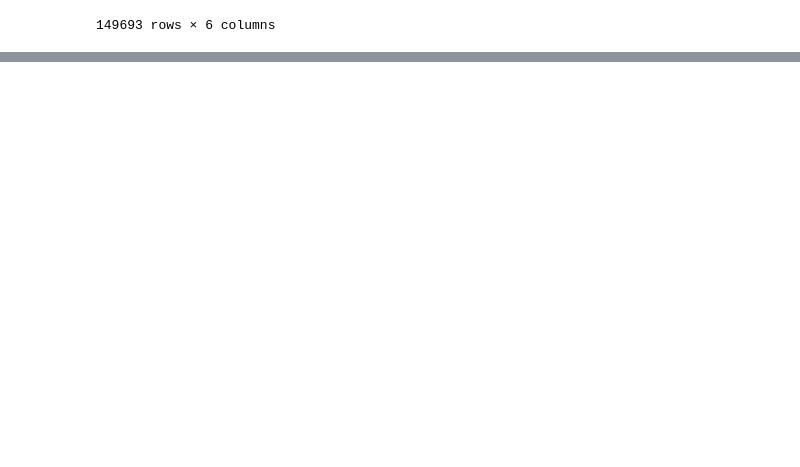
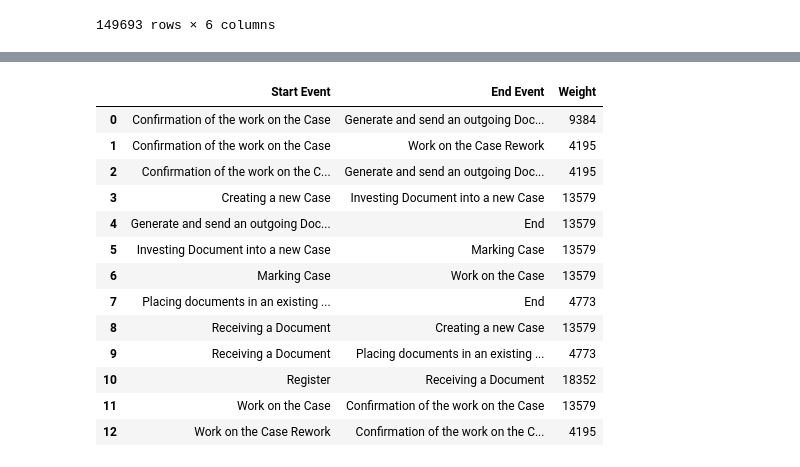
Before and after one commit to nkwachiabel/Document-Processing-Process-Mining, a Jupyter notebook: Document Processing Analysis Process Mining Approach.ipynb, the cells around one changed output, grey strips where cells are left out. Cells and saved outputs as stored; diff of their text form; code cells hidden in the pictures; blank space fills up the shorter version.

```diff
--- a/Document Processing Analysis Process Mining Approach.ipynb
+++ b/Document Processing Analysis Process Mining Approach.ipynb
@@ -614,0 +755,32 @@ ZA
+# %%
+# Activity flow per activity
+process_flow_new = sortnew_new[['Case', 'Start Event','End Event']]
+process_flow_new = process_flow_new.groupby(['Start Event','End Event']).size()
+process_flow_new = process_flow_new.to_frame(name='Weight').reset_index()
+# newcountsort1
+
+H_new = graphviz.Digraph(format='png')
+
+H_new.attr(rankdir='TB', size='15')
+H_new.attr('node', shape='rectangle', height='0.3',width='0.3', fontname="Sans Bold")
+# g.node(str(i), **{'width':str(i), 'height':str(i)})
+H_new.attr('edge', fontname="Sans Bold Italic")
+
+max_node = 3
+max_case_id = process_flow_new['Weight'].max()
+
+nodelist2_new = []
+for idx, row in process_flow_new.iterrows():
+    node11, node22, weight2 = [str(i) for i in row]
+
+    if node11 not in nodelist2:
+        H_new.node(node11)
+        nodelist2.append(node22)
+    if node22 not in nodelist2:
+        H_new.node(node22)
+        nodelist2.append(node22)
+
+    H_new.edge(node11, node22, label = weight2, penwidth=str(int(weight2)/max_case_id*max_node))
+
+# H.render('Control_Flow', view=True)
+H_new
@@ -614,0 +878,17 @@ ZA
+# %%
+process_flow_new
+# %% [output]
+|  | Start Event | End Event | Weight |
+| 0 | Confirmation of the work on the Case | Generate and send an outgoing Doc... | 9384 |
+| 1 | Confirmation of the work on the Case | Work on the Case Rework | 4195 |
+| 2 | Confirmation of the work on the C... | Generate and send an outgoing Doc... | 4195 |
+| 3 | Creating a new Case | Investing Document into a new Case | 13579 |
+| 4 | Generate and send an outgoing Doc... | End | 13579 |
+| 5 | Investing Document into a new Case | Marking Case | 13579 |
+| 6 | Marking Case | Work on the Case | 13579 |
+| 7 | Placing documents in an existing ... | End | 4773 |
+| 8 | Receiving a Document | Creating a new Case | 13579 |
+| 9 | Receiving a Document | Placing documents in an existing ... | 4773 |
+| 10 | Register | Receiving a Document | 18352 |
+| 11 | Work on the Case | Confirmation of the work on the Case | 13579 |
+| 12 | Work on the Case Rework | Confirmation of the work on the C... | 4195 |
```
Also changed, not shown: parts of 19 cells of this notebook.
